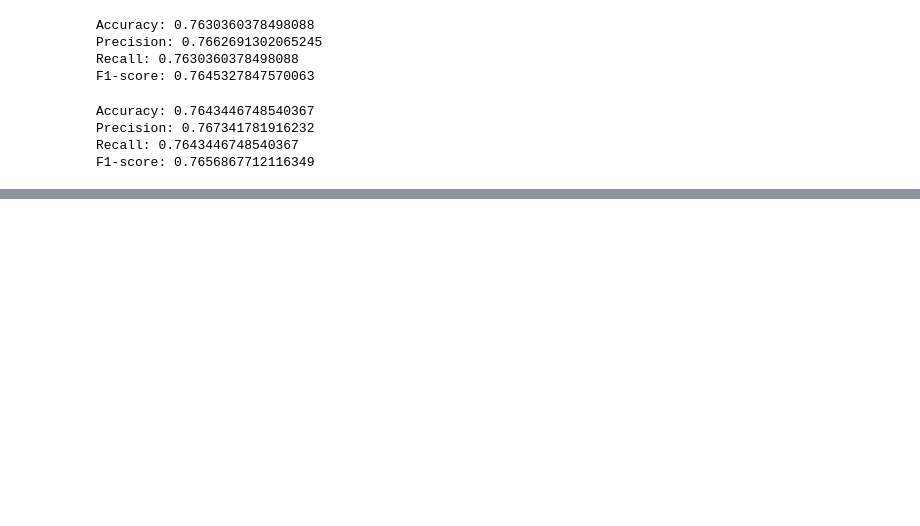
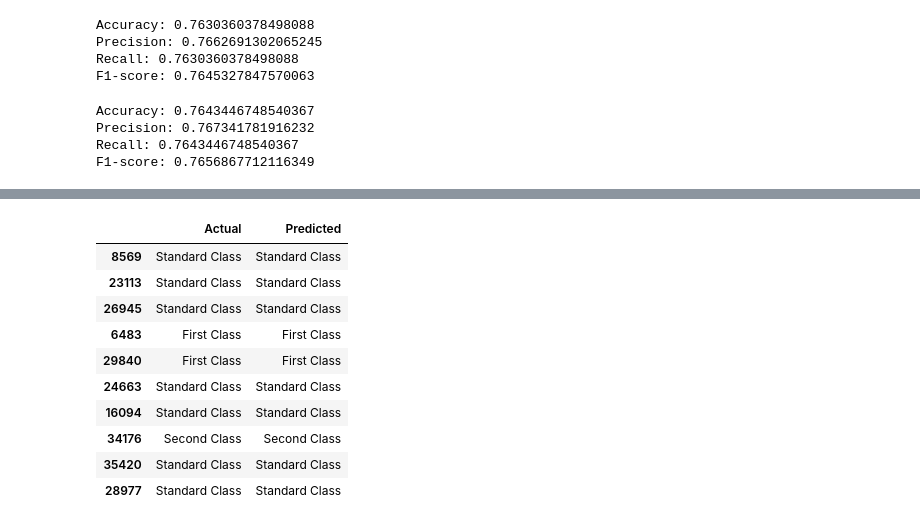
Before and after one commit to fahmani-ms/Superstore_Dashboard, a Jupyter notebook: machine_learning/part2/shipmodeclassification.ipynb, the cells around one changed output, grey strips where cells are left out. Cells and saved outputs as stored; diff of their text form; code cells hidden in the pictures; blank space fills up the shorter version.

```diff
--- a/machine_learning/part2/shipmodeclassification.ipynb
+++ b/machine_learning/part2/shipmodeclassification.ipynb
@@ -500,0 +533,15 @@ F1-score: 0.7656867712116349
+# %%
+comparison_df = pd.DataFrame({'Actual': y_test, 'Predicted': y_pred})
+comparison_df.head(10)
+# %% [output]
+|  | Actual | Predicted |
+| 8569 | Standard Class | Standard Class |
+| 23113 | Standard Class | Standard Class |
+| 26945 | Standard Class | Standard Class |
+| 6483 | First Class | First Class |
+| 29840 | First Class | First Class |
+| 24663 | Standard Class | Standard Class |
+| 16094 | Standard Class | Standard Class |
+| 34176 | Second Class | Second Class |
+| 35420 | Standard Class | Standard Class |
+| 28977 | Standard Class | Standard Class |
```
Also changed, not shown: parts of 13 cells of this notebook.
